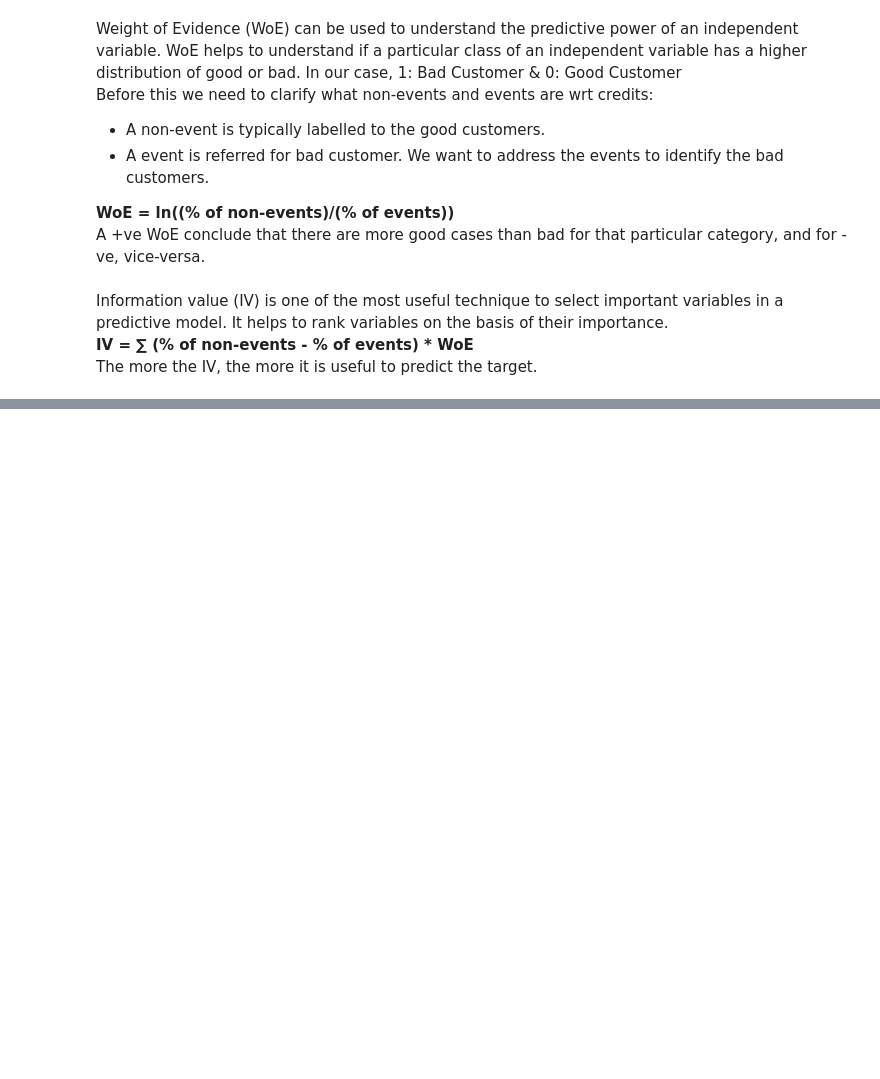
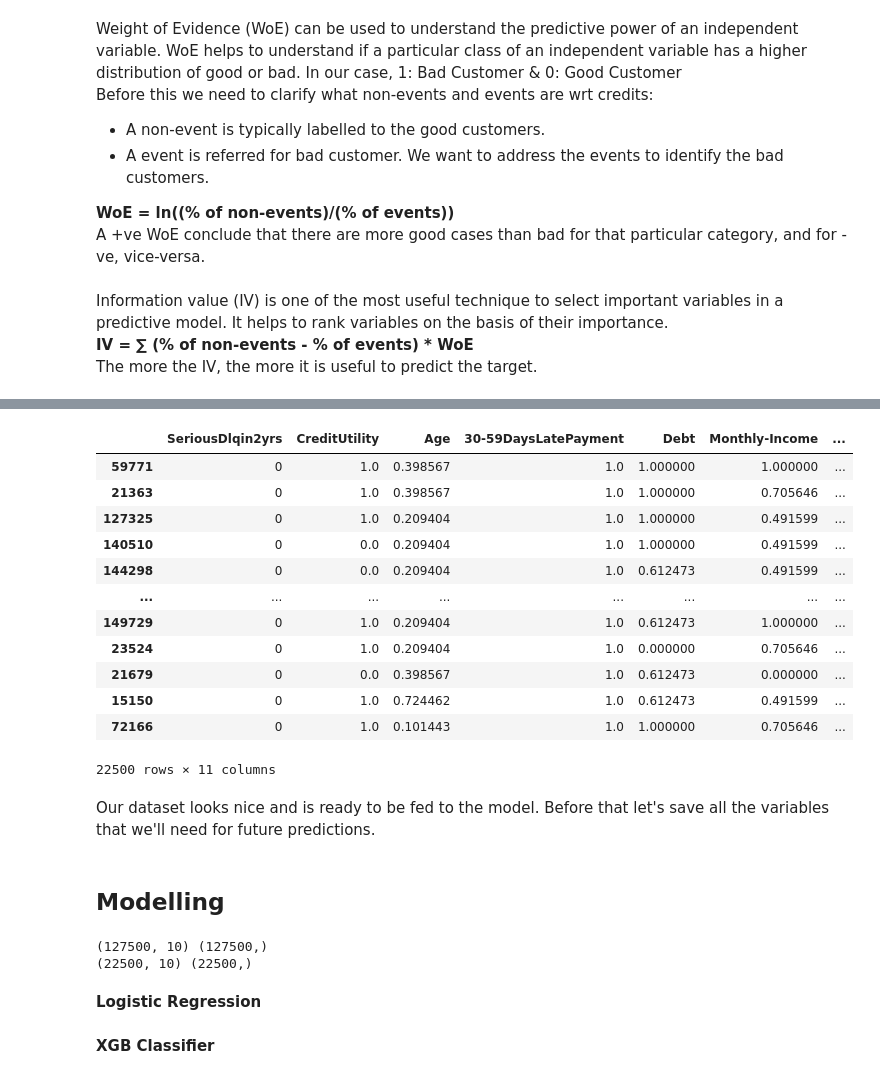
Before and after one commit to poolkit/Credit-Risk-Modelling, a Jupyter notebook: Preprocessing_Training.ipynb, the cells around one changed output, grey strips where cells are left out. Cells and saved outputs as stored; diff of their text form; code cells hidden in the pictures; blank space fills up the shorter version.

```diff
--- a/CreditPrediction.ipynb
+++ b/Preprocessing_Training.ipynb
@@ -674,0 +680,6 @@ pd.crosstab(train[feature],train[target],normalize='columns').assign(woe=lambda
+# %%
+for feature in features:
+    train[feature] = train[feature].map(woe_dict[feature])
+# %%
+for feature in features:
+    test[feature] = test[feature].map(woe_dict[feature])
@@ -674,0 +709,18 @@ pd.crosstab(train[feature],train[target],normalize='columns').assign(woe=lambda
+# %%
+test
+# %% [output]
+|  | SeriousDlqin2yrs | CreditUtility | Age | 30-59DaysLatePayment | Debt | Monthly-Income | ... |
+| 59771 | 0 | 1.0 | 0.398567 | 1.0 | 1.000000 | 1.000000 | ... |
+| 21363 | 0 | 1.0 | 0.398567 | 1.0 | 1.000000 | 0.705646 | ... |
+| 127325 | 0 | 1.0 | 0.209404 | 1.0 | 1.000000 | 0.491599 | ... |
+| 140510 | 0 | 0.0 | 0.209404 | 1.0 | 1.000000 | 0.491599 | ... |
+| 144298 | 0 | 0.0 | 0.209404 | 1.0 | 0.612473 | 0.491599 | ... |
+| ... | ... | ... | ... | ... | ... | ... | ... |
+| 149729 | 0 | 1.0 | 0.209404 | 1.0 | 0.612473 | 1.000000 | ... |
+| 23524 | 0 | 1.0 | 0.209404 | 1.0 | 0.000000 | 0.705646 | ... |
+| 21679 | 0 | 0.0 | 0.398567 | 1.0 | 0.612473 | 0.000000 | ... |
+| 15150 | 0 | 1.0 | 0.724462 | 1.0 | 0.612473 | 0.491599 | ... |
+| 72166 | 0 | 1.0 | 0.101443 | 1.0 | 1.000000 | 0.705646 | ... |
+22500 rows × 11 columns
+# %% [markdown]
+Our dataset looks nice and is ready to be fed to the model. Before that let's save all the variables that we'll need for future predictions.
@@ -674,0 +739,2 @@ pd.crosstab(train[feature],train[target],normalize='columns').assign(woe=lambda
+# %% [markdown]
+## Modelling
@@ -674,0 +751,8 @@ pd.crosstab(train[feature],train[target],normalize='columns').assign(woe=lambda
+# %%
+print(X_train.shape, y_train.shape)
+print(X_test.shape, y_test.shape)
+# %% [output]
+(127500, 10) (127500,)
+(22500, 10) (22500,)
+# %% [markdown]
+**Logistic Regression**
@@ -674,0 +763,2 @@ pd.crosstab(train[feature],train[target],normalize='columns').assign(woe=lambda
+# %% [markdown]
+**XGB Classifier**
```
Also changed, not shown: parts of 23 cells of this notebook, 6 other files.
